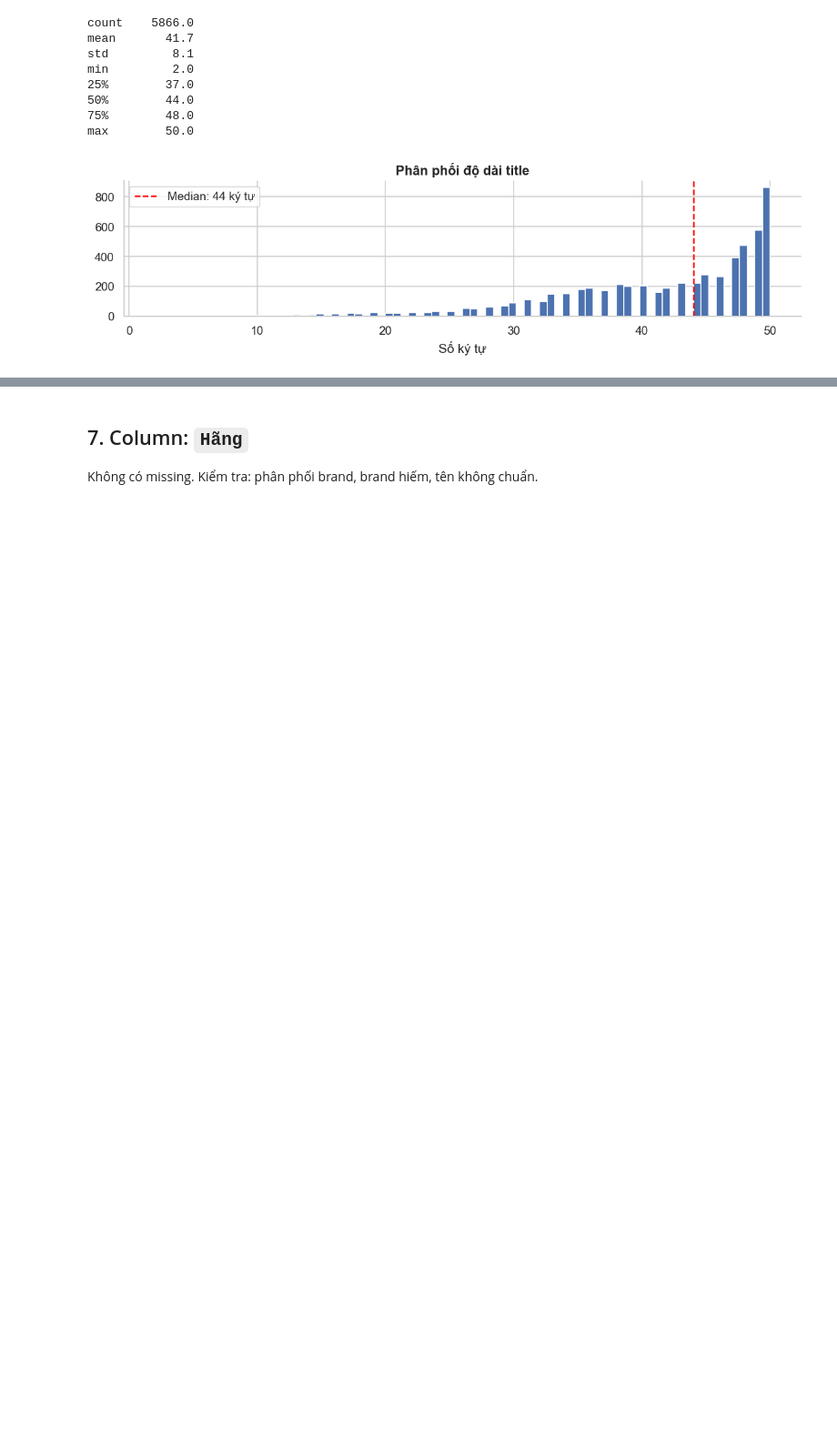
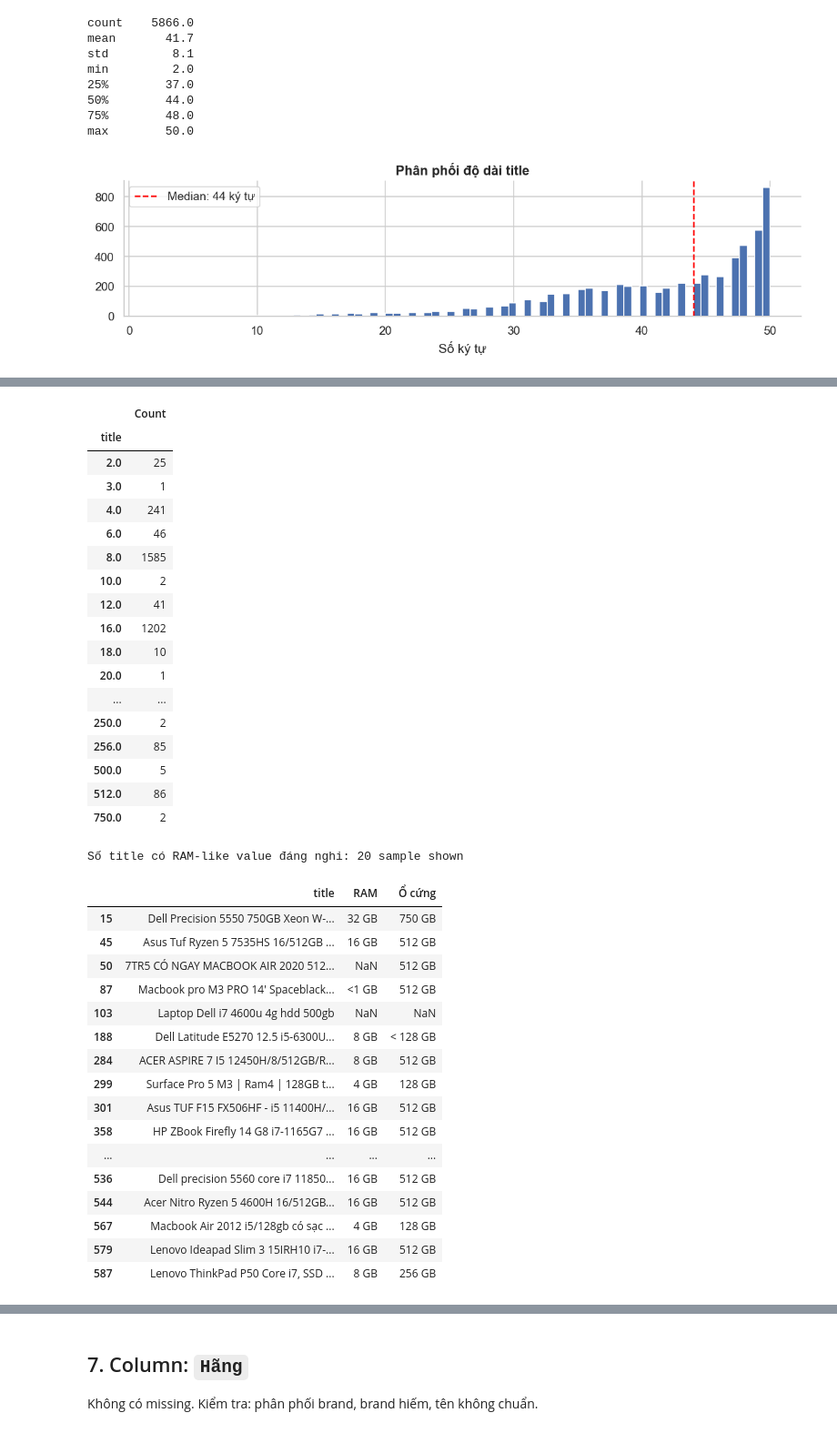
Before and after one commit to thisYui/Laptop-Price-Prediction, a Jupyter notebook: notebooks/data/01a_chotot_inspection.ipynb, the cells around one changed output, grey strips where cells are left out. Shown at 91% size. Saved outputs shown, nothing was run; the diff lists cells and outputs as text; code cells hidden in the pictures; blank space fills up the shorter version.

```diff
--- a/notebooks/data/01a_chotot_inspection.ipynb
+++ b/notebooks/data/01a_chotot_inspection.ipynb
@@ -1038,0 +1146,53 @@ Dòng thiếu 'RAM': 239
+# %%
+# ── RAM extraction risk: false positives from storage ──────────────────────────
+ram_raw = df['title'].str.extract(r'(?i)\b(\d{1,3})\s?gb\b', expand=False)
+ram_raw_num = pd.to_numeric(ram_raw, errors='coerce')
+
+ram_raw_counts = ram_raw_num.value_counts().sort_index()
+
+display(ram_raw_counts.rename('Count').to_frame())
+
+# Các giá trị khó có khả năng là RAM laptop phổ biến
+suspicious_ram = df[
+    ram_raw_num.isin([120, 128, 240, 256, 500, 512, 750])
+][['title', 'RAM', 'Ổ cứng']].head(20)
+
+print(f"Số title có RAM-like value đáng nghi: {len(suspicious_ram)} sample shown")
+display(suspicious_ram)
+# %% [output]
+|  | Count |
+| title |  |
+| 2.0 | 25 |
+| 3.0 | 1 |
+| 4.0 | 241 |
+| 6.0 | 46 |
+| 8.0 | 1585 |
+| 10.0 | 2 |
+| 12.0 | 41 |
+| 16.0 | 1202 |
+| 18.0 | 10 |
+| 20.0 | 1 |
+| ... | ... |
+| 250.0 | 2 |
+| 256.0 | 85 |
+| 500.0 | 5 |
+| 512.0 | 86 |
+| 750.0 | 2 |
+Số title có RAM-like value đáng nghi: 20 sample shown
+|  | title | RAM | Ổ cứng |
+| 15 | Dell Precision 5550 750GB Xeon W-... | 32 GB | 750 GB |
+| 45 | Asus Tuf Ryzen 5 7535HS 16/512GB ... | 16 GB | 512 GB |
+| 50 | 7TR5 CÓ NGAY MACBOOK AIR 2020 512... | NaN | 512 GB |
+| 87 | Macbook pro M3 PRO 14' Spaceblack... | <1 GB | 512 GB |
+| 103 | Laptop Dell i7 4600u 4g hdd 500gb | NaN | NaN |
+| 188 | Dell Latitude E5270 12.5 i5-6300U... | 8 GB | < 128 GB |
+| 284 | ACER ASPIRE 7 I5 12450H/8/512GB/R... | 8 GB | 512 GB |
+| 299 | Surface Pro 5 M3 | Ram4 | 128GB t... | 4 GB | 128 GB |
+| 301 | Asus TUF F15 FX506HF - i5 11400H/... | 16 GB | 512 GB |
+| 358 | HP ZBook Firefly 14 G8 i7-1165G7 ... | 16 GB | 512 GB |
+| ... | ... | ... | ... |
+| 536 | Dell precision 5560 core i7 11850... | 16 GB | 512 GB |
+| 544 | Acer Nitro Ryzen 5 4600H 16/512GB... | 16 GB | 512 GB |
+| 567 | Macbook Air 2012 i5/128gb có sạc ... | 4 GB | 128 GB |
+| 579 | Lenovo Ideapad Slim 3 15IRH10 i7-... | 16 GB | 512 GB |
+| 587 | Lenovo ThinkPad P50 Core i7, SSD ... | 8 GB | 256 GB |
```
Also changed, not shown: parts of 37 cells of this notebook.
